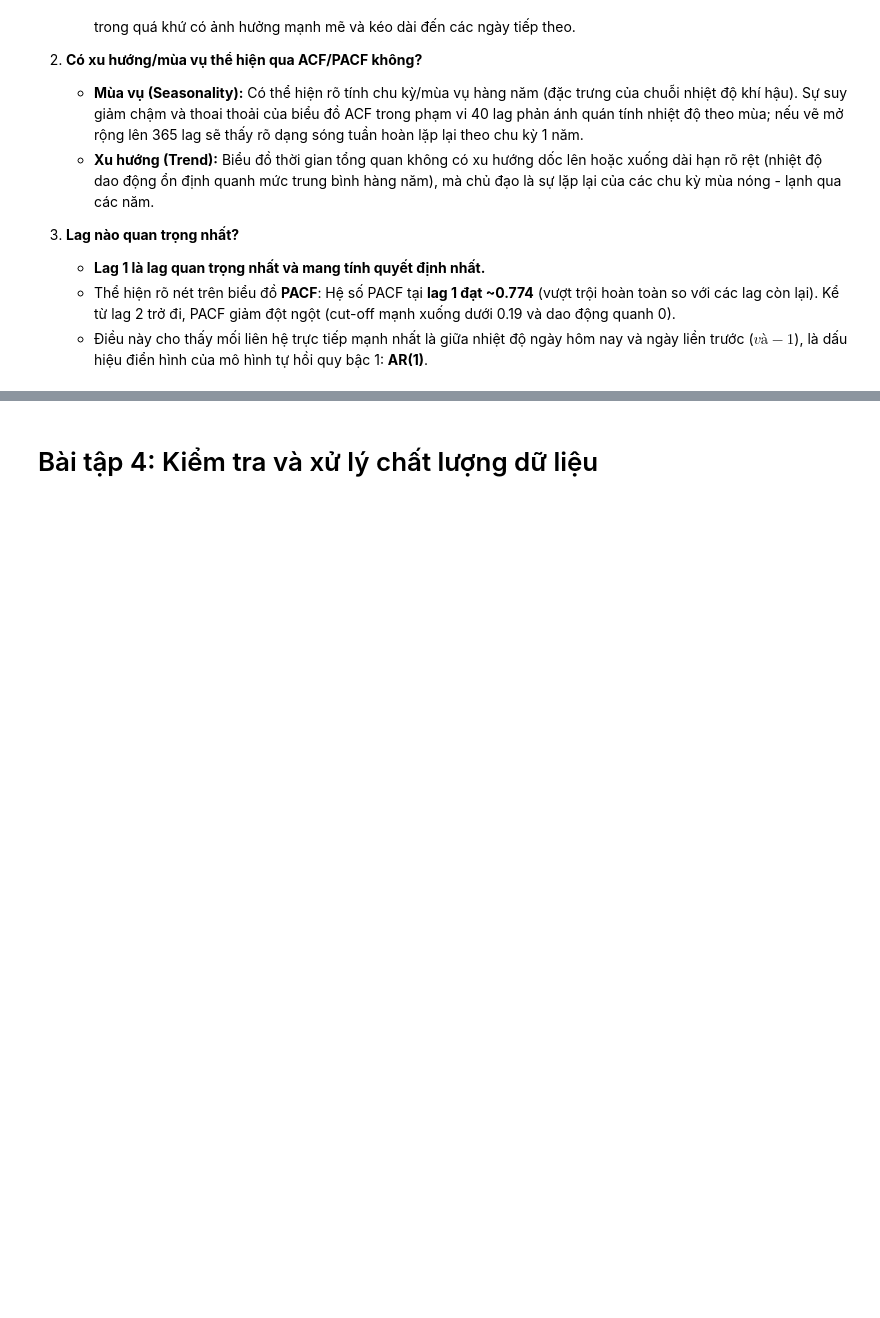
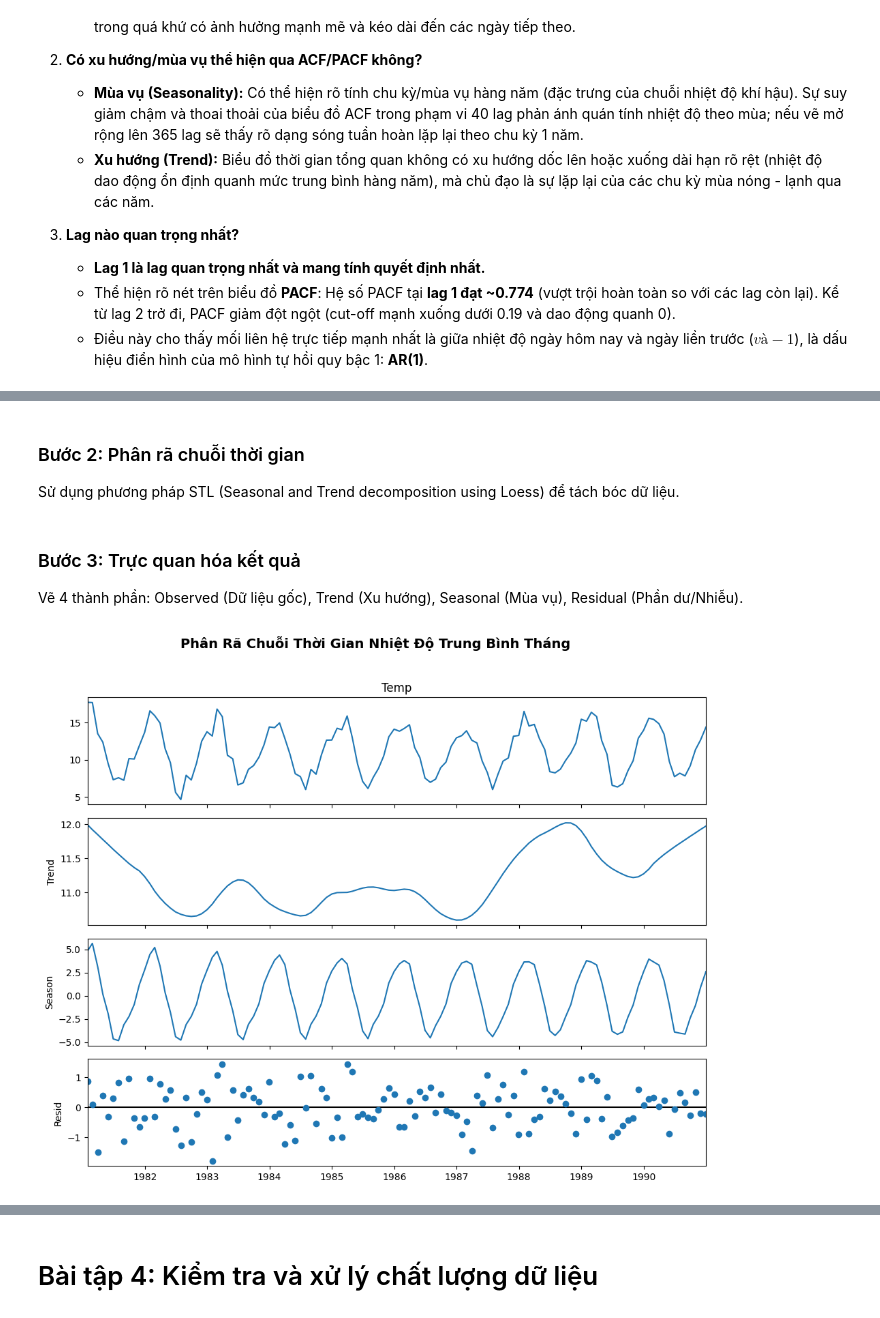
Before and after one commit to luuminhhoa/Lab1_Timeseries, a Jupyter notebook: notebooks/main.ipynb, the cells around one changed output, grey strips where cells are left out. Cells and saved outputs as stored; diff of their text form; code cells hidden in the pictures; blank space fills up the shorter version.

```diff
--- a/notebooks/main.ipynb
+++ b/notebooks/main.ipynb
@@ -98,0 +115,13 @@ Dựa trên kết quả phân tích biểu đồ và các giá trị ACF & PACF
+# %%
+# Lưu ý: Đảm bảo file 'nhiet_do.csv' nằm cùng thư mục với notebook này
+df = pd.read_csv('../data/raw/daily-min-temperatures.csv')
+
+# Chuyển đổi 'Date' sang kiểu thời gian và đặt làm index
+df['Date'] = pd.to_datetime(df['Date'])
+df.set_index('Date', inplace=True)
+
+# Chuyển từ dữ liệu ngày sang trung bình tháng ('ME' hoặc 'M')
+df_monthly = df['Temp'].resample('ME').mean()
+
+print("5 dòng dữ liệu đầu tiên sau khi chuyển sang tháng:")
+display(df_monthly.head())
@@ -98,0 +137,20 @@ Dựa trên kết quả phân tích biểu đồ và các giá trị ACF & PACF
+# %% [markdown]
+### Bước 2: Phân rã chuỗi thời gian
+Sử dụng phương pháp STL (Seasonal and Trend decomposition using Loess) để tách bóc dữ liệu.
+# %%
+# Tham số period=12 ứng với chu kỳ 12 tháng trong năm
+# Tham số seasonal = 13, vì cần loess của STL cần tìm khoảng chính giữa nên sử dụng số lẻ
+stl = STL(df_monthly, seasonal=13, period=12)
+result = stl.fit()
+# %% [markdown]
+### Bước 3: Trực quan hóa kết quả
+Vẽ 4 thành phần: Observed (Dữ liệu gốc), Trend (Xu hướng), Seasonal (Mùa vụ), Residual (Phần dư/Nhiễu).
+# %%
+fig = result.plot()
+fig.set_size_inches(10, 8)
+
+plt.suptitle('Phân Rã Chuỗi Thời Gian Nhiệt Độ Trung Bình Tháng', fontsize=14, fontweight='bold', y=1.02)
+plt.tight_layout()
+plt.show()
+# %% [output]
+[figure, added]
```
Also changed, not shown: parts of 7 cells of this notebook, 1 other file.
